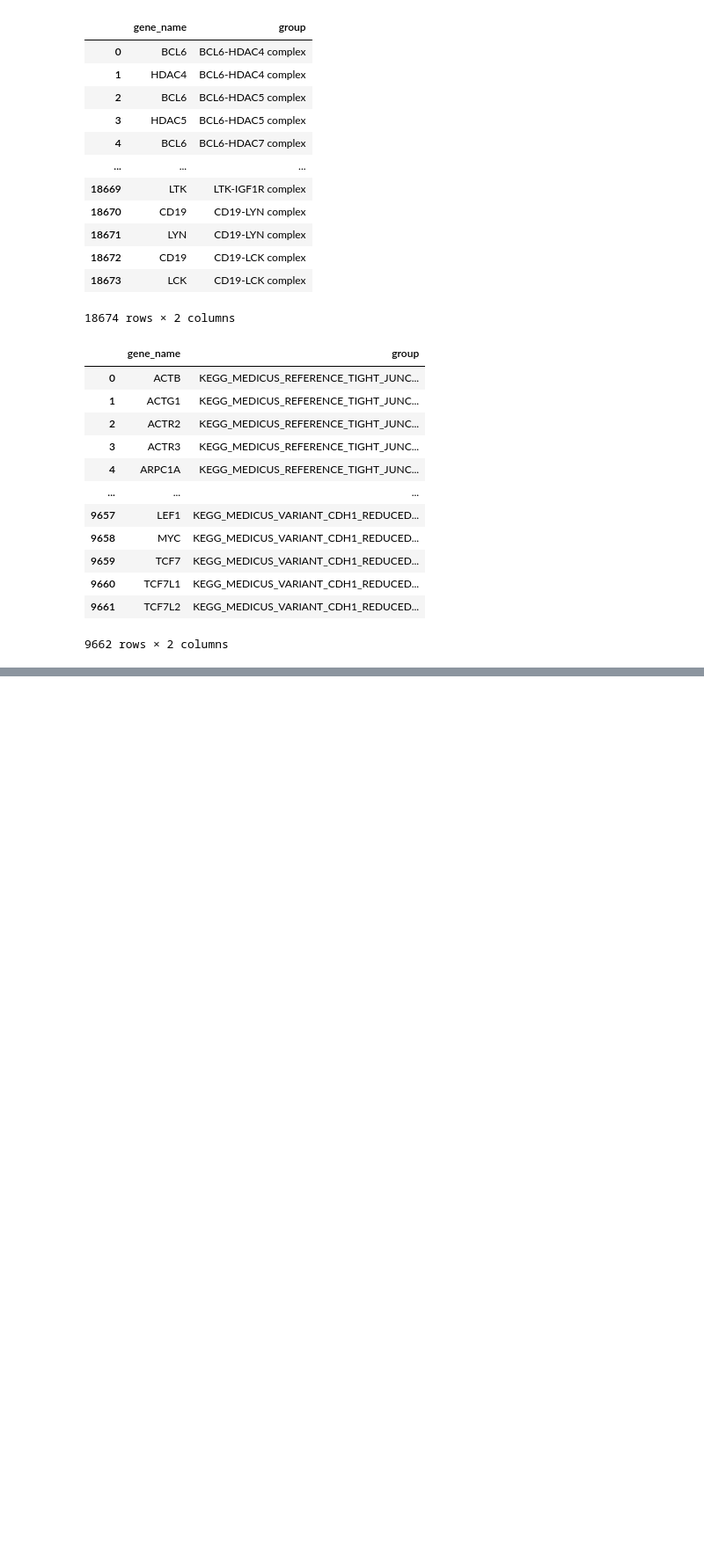
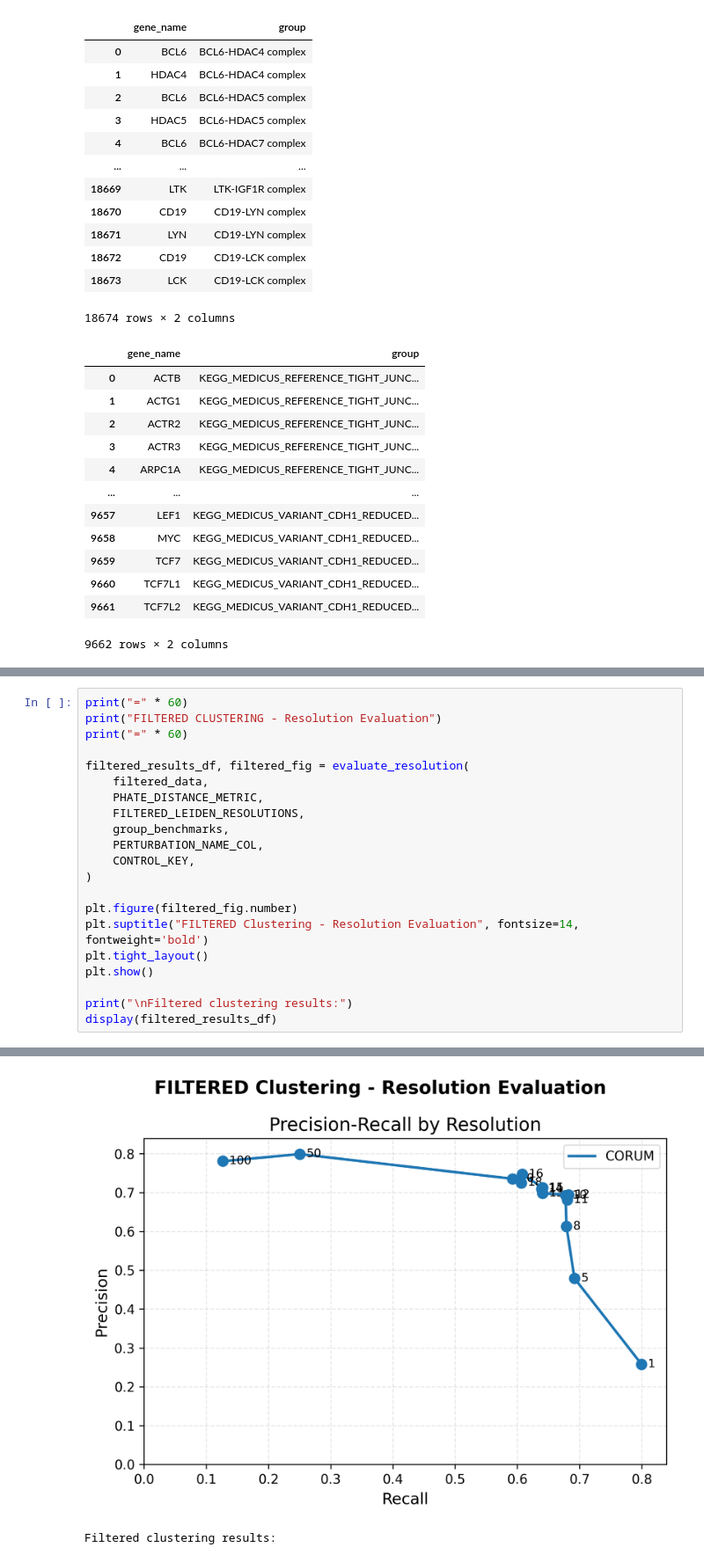
Before and after one commit to cheeseman-lab/whitney-analysis, a Jupyter notebook: analysis/9.configure_cluster_params.ipynb, the cells around one changed output, grey strips where cells are left out. Shown at 88% size. Cells and saved outputs as stored; diff of their text form; blank space fills up the shorter version.

```diff
--- a/analysis/9.configure_cluster_params.ipynb
+++ b/analysis/9.configure_cluster_params.ipynb
@@ -447,0 +491,22 @@ with open(CONFIG_FILE_PATH, "w") as config_file:
+# %%
+print("=" * 60)
+print("FILTERED CLUSTERING - Resolution Evaluation")
+print("=" * 60)
+
+filtered_results_df, filtered_fig = evaluate_resolution(
+    filtered_data,
+    PHATE_DISTANCE_METRIC,
+    FILTERED_LEIDEN_RESOLUTIONS,
+    group_benchmarks,
+    PERTURBATION_NAME_COL,
+    CONTROL_KEY,
+)
+
+plt.figure(filtered_fig.number)
+plt.suptitle("FILTERED Clustering - Resolution Evaluation", fontsize=14, fontweight='bold')
+plt.tight_layout()
+plt.show()
+
+print("\nFiltered clustering results:")
+display(filtered_results_df)
+# %% [output]
@@ -447,0 +530,2 @@ with open(CONFIG_FILE_PATH, "w") as config_file:
+[figure, added]
+Filtered clustering results:
```
Also changed, not shown: parts of 37 cells of this notebook, 5 other files.
